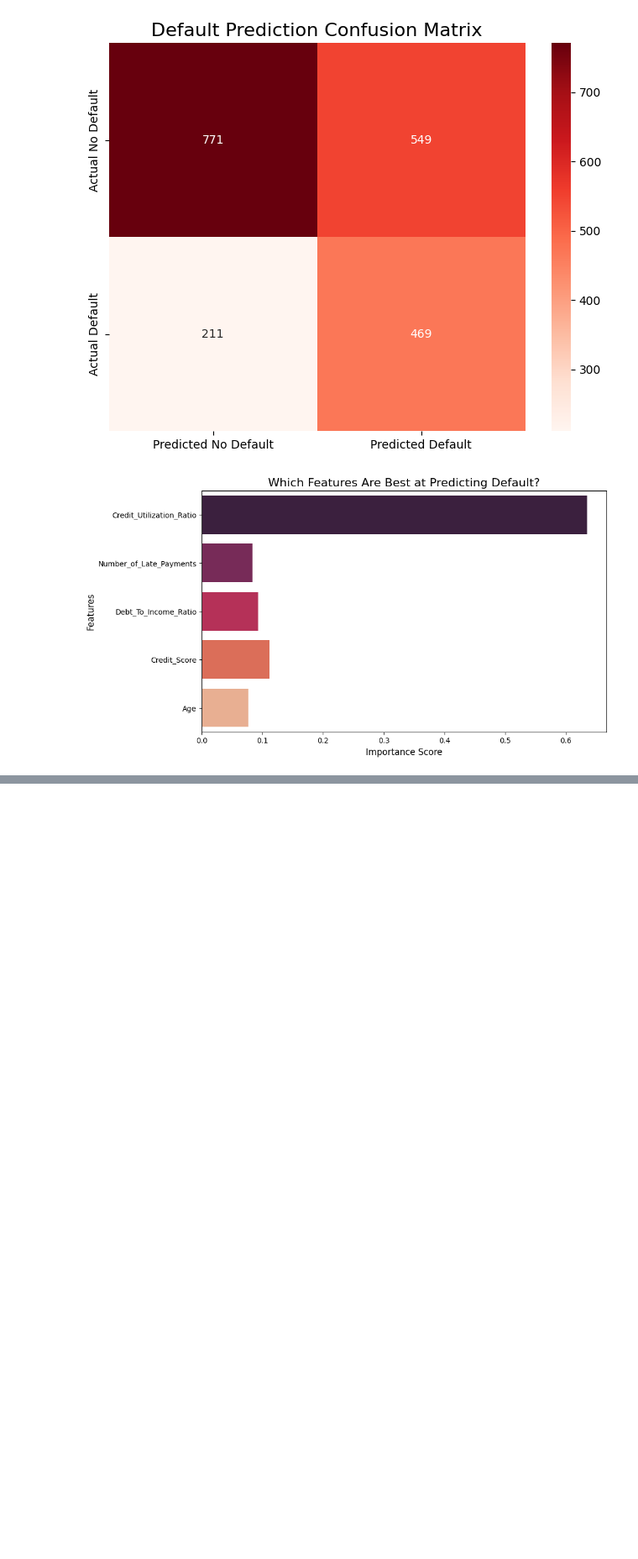
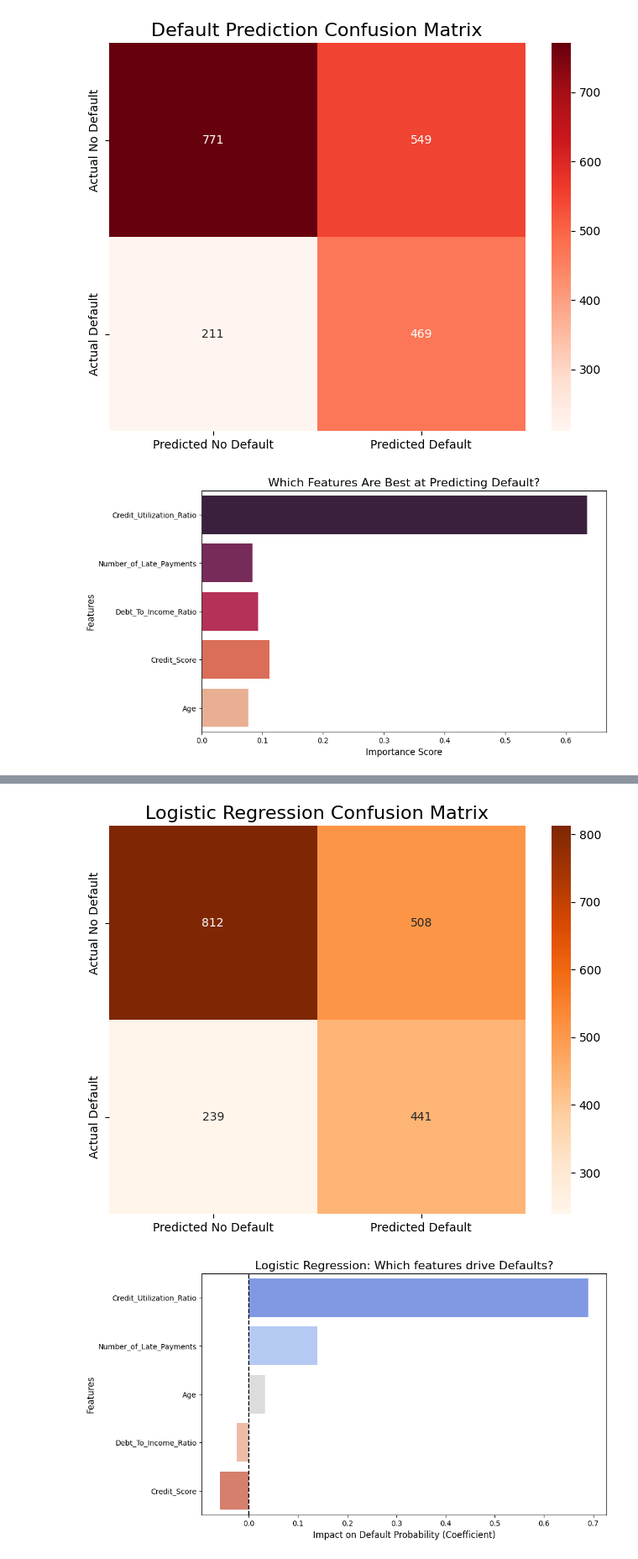
Before and after one commit to Donks9504/Business-Intelligence-and-Data-Mining, a Jupyter notebook: Minimising finanical loss through default and fraud patterns.ipynb, the cells around one changed output, grey strips where cells are left out. Shown at 84% size. Saved outputs shown, nothing was run; the diff lists cells and outputs as text; code cells hidden in the pictures; blank space fills up the shorter version.

```diff
--- a/Minimising finanical loss through default and fraud patterns.ipynb
+++ b/Minimising finanical loss through default and fraud patterns.ipynb
@@ -904,3 +981,75 @@ Detailed Classification Report:
 weighted avg       0.67      0.62      0.63      2000
 [figure]
 [figure]
+# %%
+# 1. Import libraries
+import pandas as pd
+import matplotlib.pyplot as plt
+import seaborn as sns
+from sklearn.model_selection import train_test_split
+from sklearn.linear_model import LogisticRegression
+from sklearn.preprocessing import StandardScaler
+from sklearn.metrics import accuracy_score, classification_report, confusion_matrix
+
+# 2. Load the data
+df = pd.read_csv('Credit_Card_Dataset.csv')
+
+# 3. Create Target Variable and Features
+y = df['Defaulted']
+
+features = [
+    'Credit_Utilization_Ratio',
+    'Number_of_Late_Payments',
+    'Debt_To_Income_Ratio',
+    'Credit_Score',
+    'Age'
+]
+
+X = df[features]
+
+# 4. Split the Data
+X_train, X_test, y_train, y_test = train_test_split(X, y, test_size=0.2, random_state=42)
+
+# 5. SCALE THE DATA (Crucial for Logistic Regression!)
+scaler = StandardScaler()
+X_train_scaled = scaler.fit_transform(X_train)
+X_test_scaled = scaler.transform(X_test) # We only transform the test set so the model can't "cheat" and see it early
+
+# 6. Build the Logistic Regression Model
+# class_weight='balanced' ensures it pays equal attention to the defaults
+log_model = LogisticRegression(class_weight='balanced', random_state=42)
+log_model.fit(X_train_scaled, y_train)
+
+# 7. Make Predictions
+y_pred_log = log_model.predict(X_test_scaled)
+
+# 8. TEXT EVALUATION
+print("--- LOGISTIC REGRESSION: DEFAULT PREDICTION ---")
+print(f"Overall Accuracy: {accuracy_score(y_test, y_pred_log):.2f}\n")
+print("Detailed Classification Report:")
+print(classification_report(y_test, y_pred_log))
+
+# 9. VISUALIZATION 1: Confusion Matrix
+plt.figure(figsize=(8, 6))
+cm_log = confusion_matrix(y_test, y_pred_log)
+sns.heatmap(cm_log, annot=True, fmt='d', cmap='Oranges',
+            xticklabels=['Predicted No Default', 'Predicted Default'],
+            yticklabels=['Actual No Default', 'Actual Default'])
+plt.title('Logistic Regression Confusion Matrix', fontsize=16)
+plt.show()
+
+# 10. VISUALIZATION 2: Feature Importance (Coefficients)
+# Logistic Regression doesn't have "feature importances", it has "coefficients"
+coefficients = pd.DataFrame({
+    'Feature': features,
+    'Coefficient': log_model.coef_[0]
+}).sort_values(by='Coefficient', ascending=False)
+
+plt.figure(figsize=(10, 6))
+sns.barplot(data=coefficients, x='Coefficient', y='Feature', palette='coolwarm', hue='Feature', legend=False)
+plt.title('Logistic Regression: Which features drive Defaults?', fontsize=16)
+plt.xlabel('Impact on Default Probability (Coefficient)', fontsize=12)
+plt.ylabel('Features', fontsize=12)
+plt.axvline(x=0, color='black', linestyle='--') # Adds a line at zero
+plt.show()
+# %% [output]
@@ -906,0 +1068,2 @@ weighted avg       0.67      0.62      0.63      2000
+[figure, added]
+[figure, added]
```
Also changed, not shown: parts of 14 cells of this notebook.
